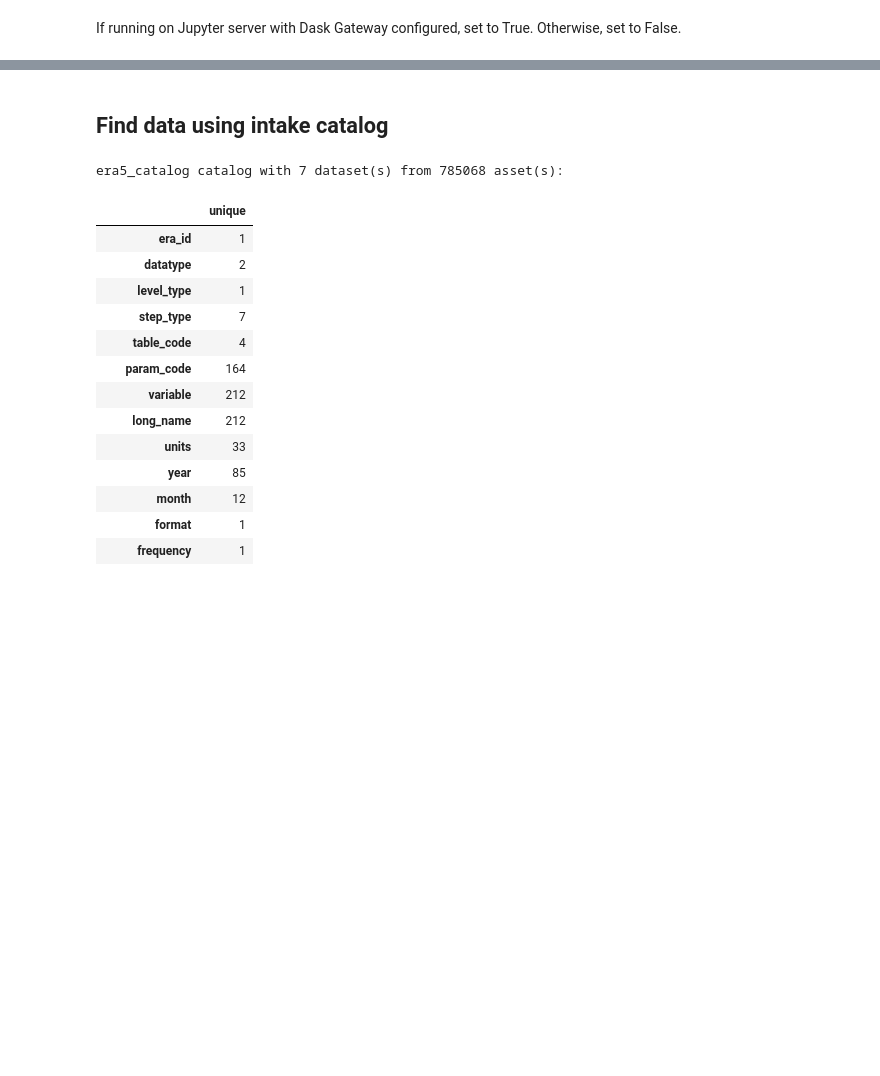
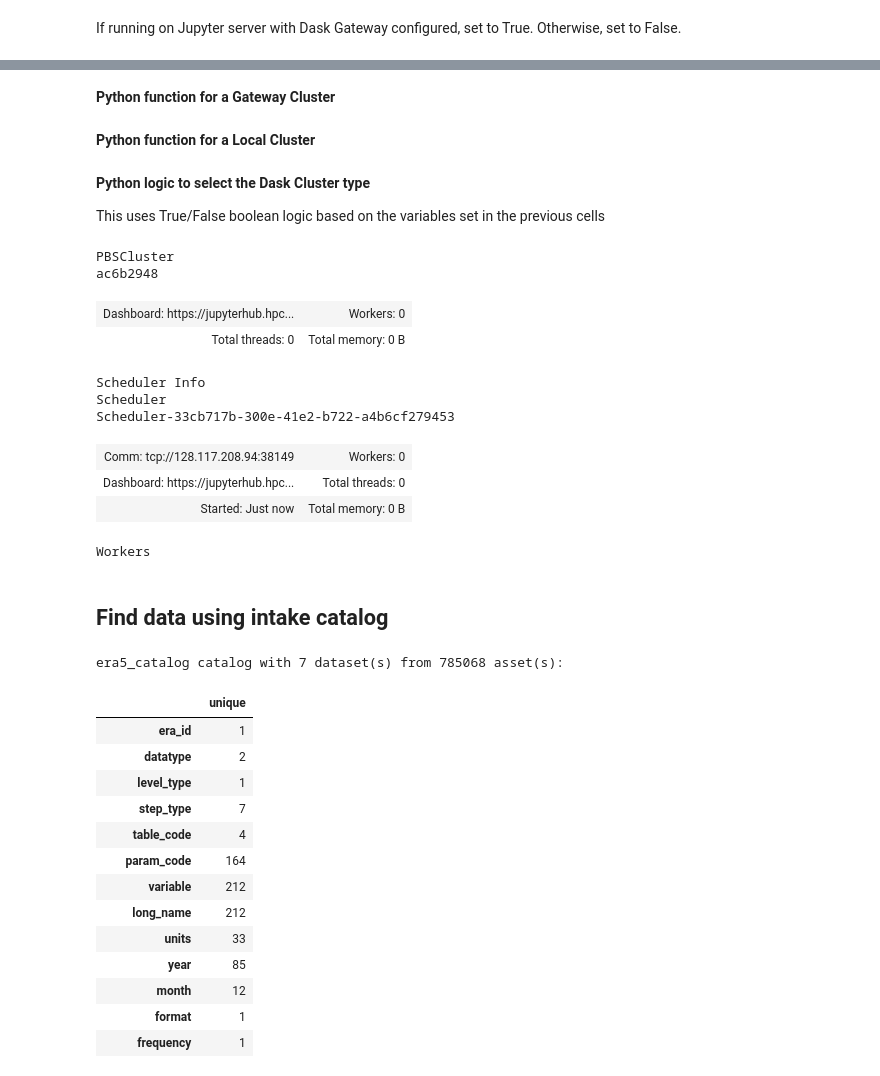
Before and after one commit to projectpythia-mystmd/ERA5_interactive-cookbook-ncote, a Jupyter notebook: notebooks/01_data_preprocessing.ipynb, the cells around one changed output, grey strips where cells are left out. Drawn from its saved outputs; the diff is of its cells as text; code cells hidden in the pictures; blank space fills up the shorter version.

```diff
--- a/notebooks/01_data_preprocessing.ipynb
+++ b/notebooks/01_data_preprocessing.ipynb
@@ -70,2 +68,4 @@ USE_PBS_SCHEDULER = False
+# %%
+USE_PBS_SCHEDULER = True
 # %% [markdown]
 If running on Jupyter server with Dask Gateway configured, set to True. Otherwise, set to False.
@@ -74 +72,3 @@ USE_DASK_GATEWAY = False
+# %%
+USE_DASK_GATEWAY = False
 # %% [markdown]
@@ -113,3 +95,58 @@ cluster.scale(30)
+# %% [markdown]
+**Python function for a Gateway Cluster**
+# %%
+def get_gateway_cluster():
+    """ Create cluster through dask_gateway
+    """
+    from dask_gateway import Gateway
+
+    gateway = Gateway()
+    cluster = gateway.new_cluster()
+    cluster.adapt(minimum=2, maximum=4)
+    return cluster
+# %% [markdown]
+**Python function for a Local Cluster**
+# %%
+def get_local_cluster():
+    """ Create cluster using the Jupyter server's resources
+    """
+    from distributed import LocalCluster, performance_report
+    cluster = LocalCluster()
+
+    cluster.scale(4)
+    return cluster
+# %% [markdown]
+**Python logic to select the Dask Cluster type**
+
+This uses True/False boolean logic based on the variables set in the previous cells
+# %%
+# Obtain dask cluster in one of three ways
+
+if USE_PBS_SCHEDULER:
+    cluster = get_pbs_cluster()
+elif USE_DASK_GATEWAY:
+    cluster = get_gateway_cluster()
+else:
+    cluster = get_local_cluster()
+
+# Connect to cluster
+from distributed import Client
+client = Client(cluster)
+
+# Display cluster dashboard URL
+cluster
+# %% [output]
+PBSCluster
+ac6b2948
+| Dashboard: https://jupyterhub.hpc... | Workers: 0 |
+| Total threads: 0 | Total memory: 0 B |
+Scheduler Info
+Scheduler
+Scheduler-33cb717b-300e-41e2-b722-a4b6cf279453
+| Comm: tcp://128.117.208.94:38149 | Workers: 0 |
+| Dashboard: https://jupyterhub.hpc... | Total threads: 0 |
+| Started: Just now | Total memory: 0 B |
+Workers
 # %% [markdown]
 ## Find data using intake catalog
 # %%
```
Also changed, not shown: parts of 9 cells of this notebook.
